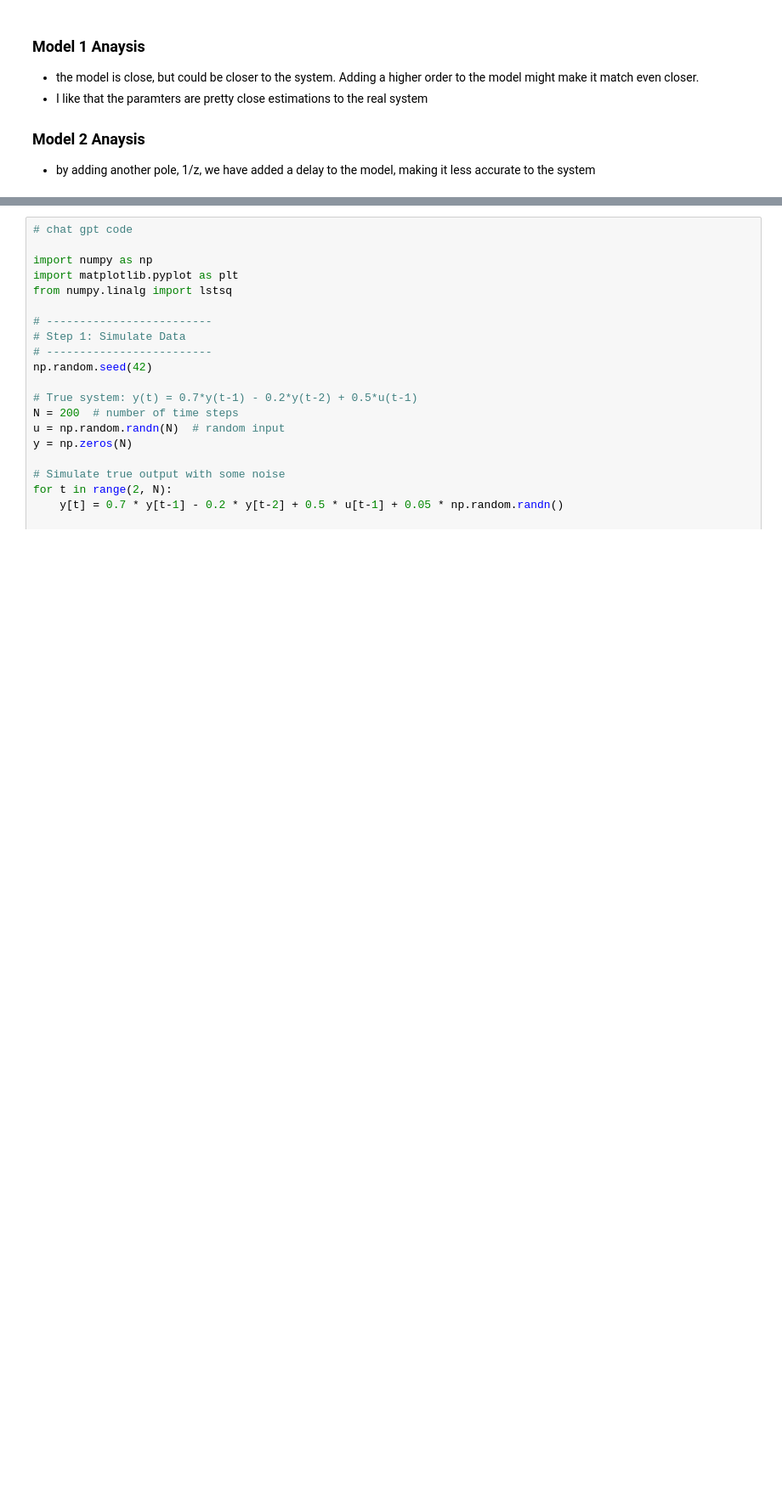
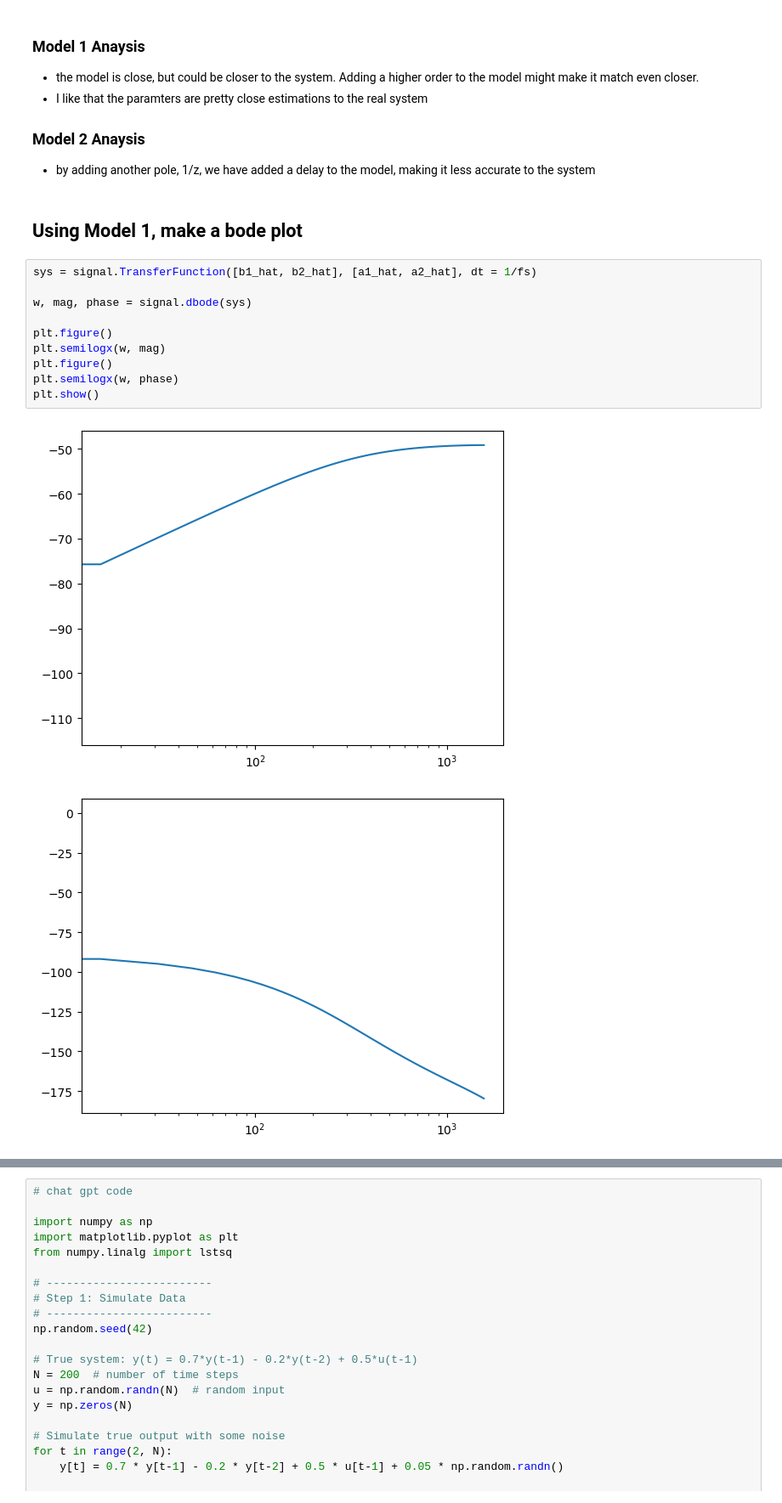
Before and after one commit to gibbsalex/my-demos, a Jupyter notebook: bike_suspension_sim/sig_id_proto.ipynb, the cells around one changed output, grey strips where cells are left out. Shown at 85% size. Drawn from its saved outputs; the diff is of its cells as text; blank space fills up the shorter version.

```diff
--- a/bike_suspension_sim/sig_id_proto.ipynb
+++ b/bike_suspension_sim/sig_id_proto.ipynb
@@ -237,3 +238,18 @@ plt.show()
 
 ### Model 2 Anaysis
 * by adding another pole, 1/z, we have added a delay to the model, making it less accurate to the system
+# %% [markdown]
+## Using Model 1, make a bode plot
+# %%
+sys = signal.TransferFunction([b1_hat, b2_hat], [a1_hat, a2_hat], dt = 1/fs)
+
+w, mag, phase = signal.dbode(sys)
+
+plt.figure()
+plt.semilogx(w, mag)
+plt.figure()
+plt.semilogx(w, phase)
+plt.show()
+# %% [output]
+[figure, added]
+[figure, added]
```
Also changed, not shown: parts of 5 cells of this notebook, 1 other file.
